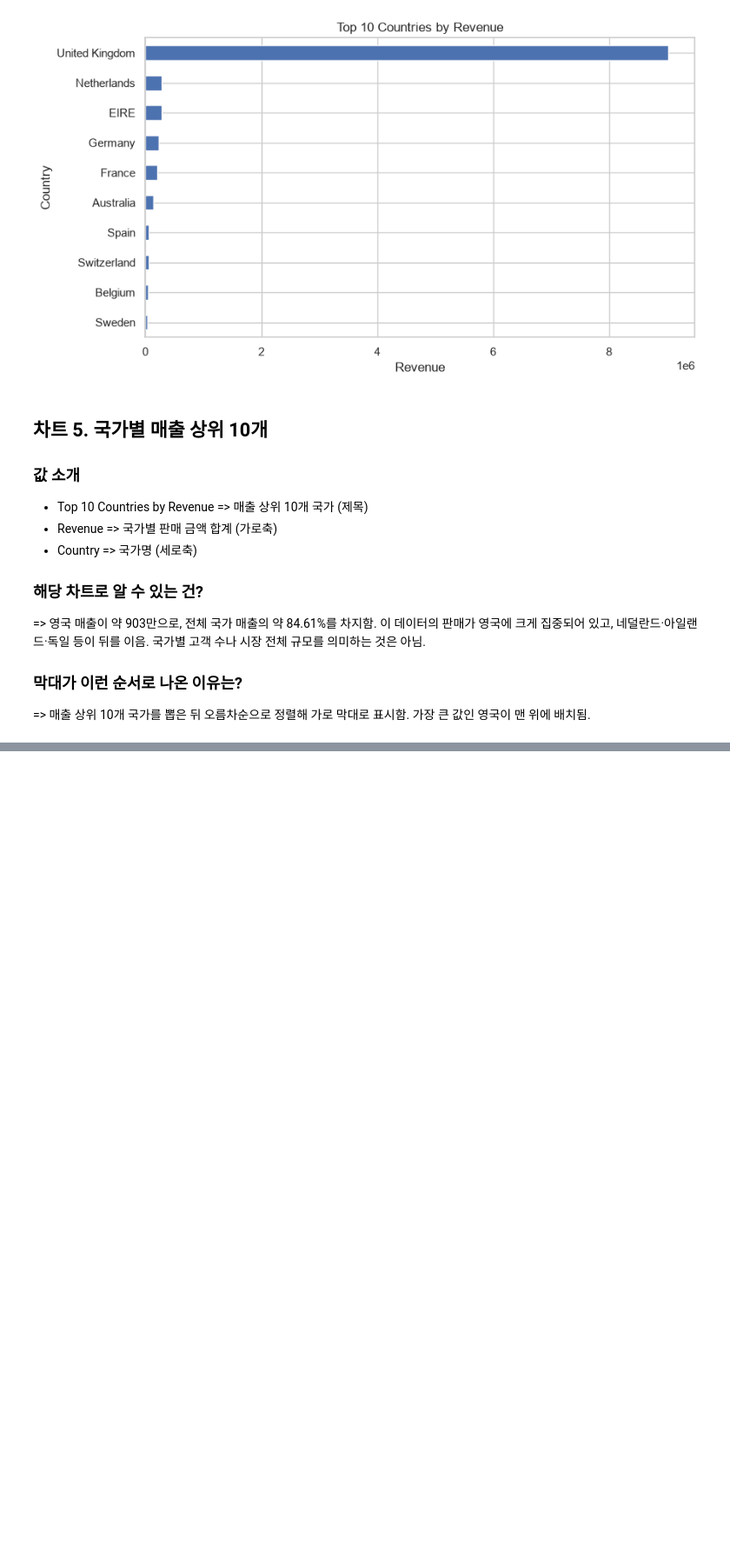
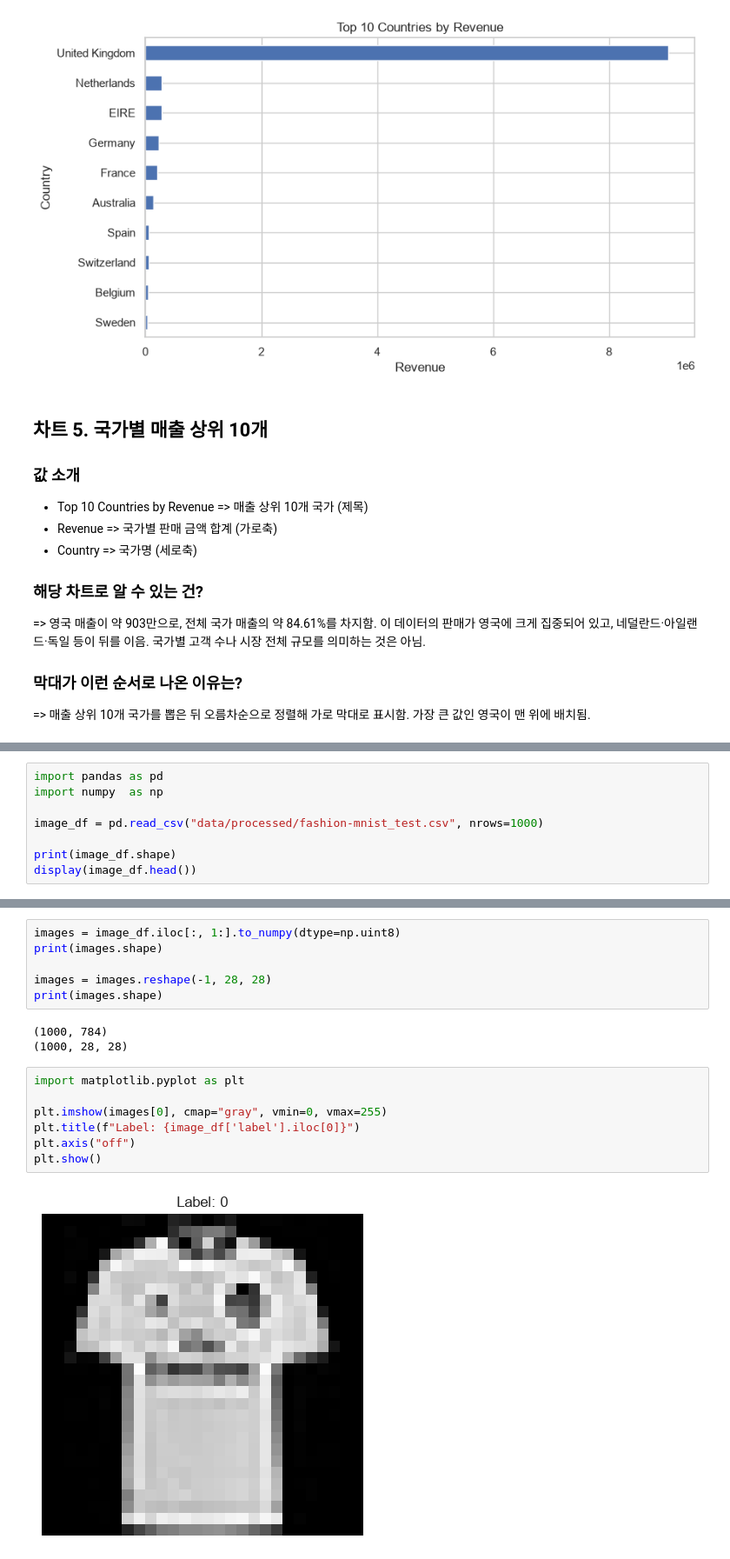
Before and after one commit to Beda28/S1-1, a Jupyter notebook: notebooks/analysis_report.ipynb, the cells around one changed output, grey strips where cells are left out. Shown at 87% size. Drawn from its saved outputs; the diff is of its cells as text; blank space fills up the shorter version.

```diff
--- a/notebooks/analysis_report.ipynb
+++ b/notebooks/analysis_report.ipynb
@@ -380,0 +393,8 @@ display(comparison.round(6))
+# %%
+import pandas as pd
+import numpy  as np
+
+image_df = pd.read_csv("data/processed/fashion-mnist_test.csv", nrows=1000)
+
+print(image_df.shape)
+display(image_df.head())
@@ -380,0 +410,18 @@ display(comparison.round(6))
+# %%
+images = image_df.iloc[:, 1:].to_numpy(dtype=np.uint8)
+print(images.shape)
+
+images = images.reshape(-1, 28, 28)
+print(images.shape)
+# %% [output]
+(1000, 784)
+(1000, 28, 28)
+# %%
+import matplotlib.pyplot as plt
+
+plt.imshow(images[0], cmap="gray", vmin=0, vmax=255)
+plt.title(f"Label: {image_df['label'].iloc[0]}")
+plt.axis("off")
+plt.show()
+# %% [output]
+[figure, added]
```
Also changed, not shown: parts of 7 cells of this notebook, 5 other files.
